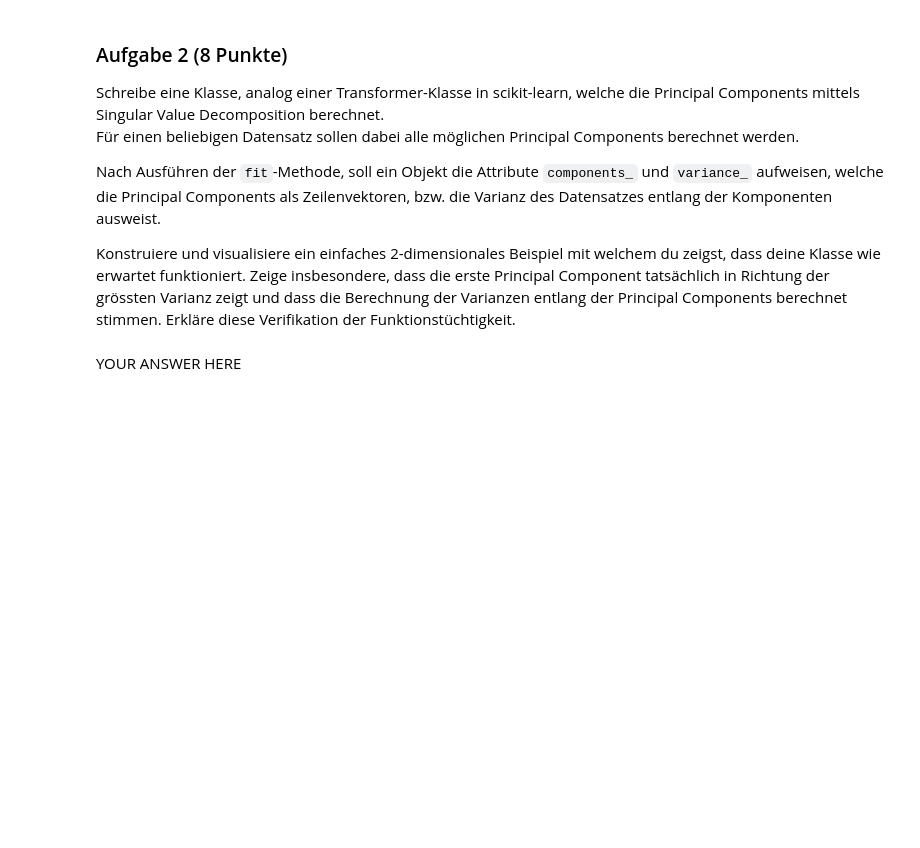
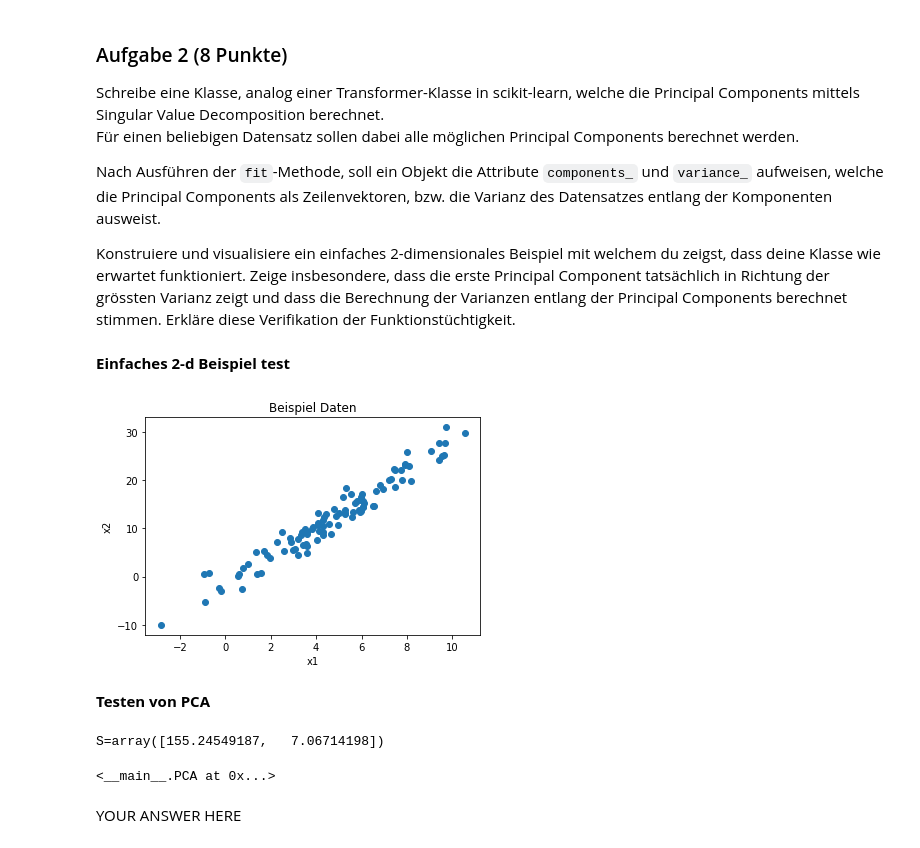
Before and after one commit to rootpi2203/ds_gml, a Jupyter notebook: gml_minichallenge_3/gml_minichallenge_3.ipynb, the cells around one changed output. Drawn from its saved outputs; the diff is of its cells as text; code cells hidden in the pictures; blank space fills up the shorter version.

Commit message:
Aufgabe 1

```diff
--- a/gml_minichallenge_3/gml_minichallenge_3.ipynb
+++ b/gml_minichallenge_3/gml_minichallenge_3.ipynb
@@ -57,3 +141,32 @@ raise NotImplementedError()
+# %% [markdown]
+**Einfaches 2-d Beispiel test**
+# %%
+# Random Datensatz aus Aufgabenstellung
+np.random.seed(42)
+mu, sigma, n = 5, 3, 100
+x1 = np.random.normal(mu, sigma, size=n)
+# y mit zusätzliches Rauschen
+x2 = 3*x_rand_data -2 + np.random.normal(0, 2, n)
+
+X_sample = np.vstack([x1, x2]).T
+
+# zeichnen der Beispieldaten
+plt.scatter(x1,  x2)
+plt.xlabel('x1')
+plt.ylabel('x2')
+plt.title('Beispiel Daten')
+plt.show()
+# %% [output]
+[figure, added]
+# %% [markdown]
+**Testen von PCA**
+# %%
+pca = PCA()
+
+pca.fit(X_sample)
+# %% [output]
+S=array([155.24549187,   7.06714198])
+<__main__.PCA at 0x...>
 # %% [markdown]
 YOUR ANSWER HERE
 # %% [markdown]
```
Also changed, not shown: parts of 10 cells of this notebook.
